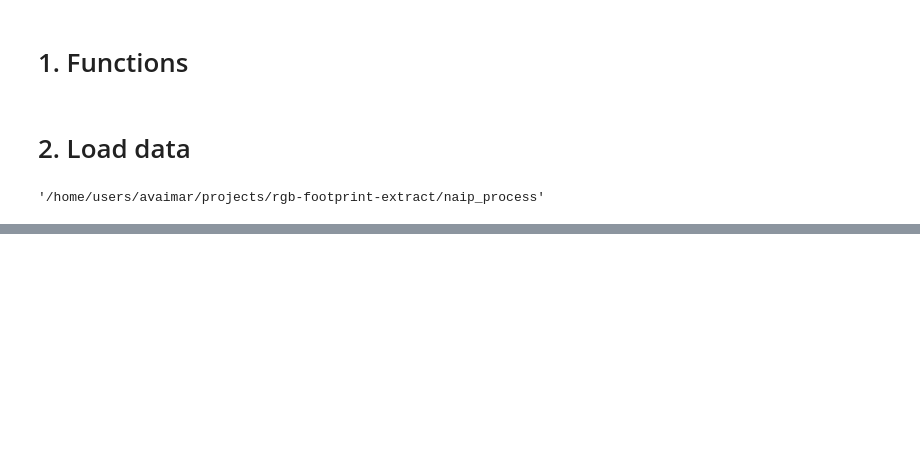
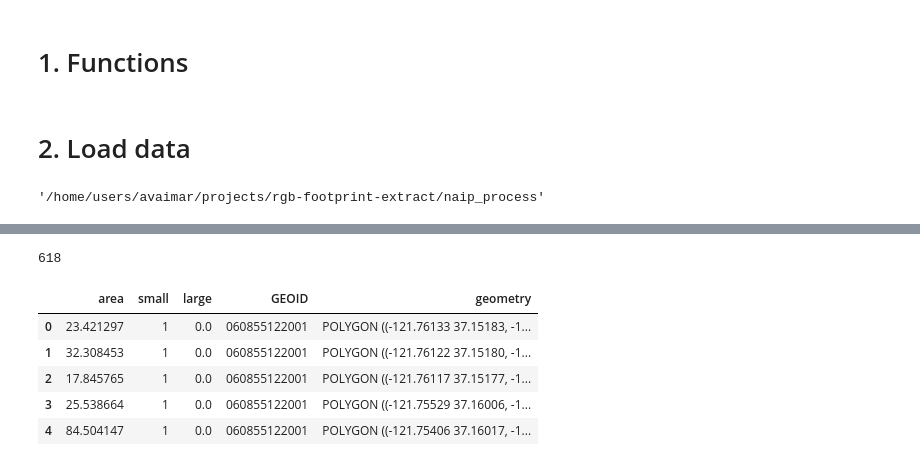
Before and after one commit to aatifjiwani/rgb-footprint-extract, a Jupyter notebook: naip_process/CBG-level Inference.ipynb, the cells around one changed output, grey strips where cells are left out. Saved outputs shown, nothing was run; the diff lists cells and outputs as text; code cells hidden in the pictures; blank space fills up the shorter version.

```diff
--- a/naip_process/CBG-level Inference.ipynb
+++ b/naip_process/CBG-level Inference.ipynb
@@ -353,0 +407,13 @@ plt.show()
+# %%
+len(building_footprints_final.GEOID.unique())
+# %% [output]
+618
+# %%
+building_footprints_final.head()
+# %% [output]
+|  | area | small | large | GEOID | geometry |
+| 0 | 23.421297 | 1 | 0.0 | 060855122001 | POLYGON ((-121.76133 37.15183, -1... |
+| 1 | 32.308453 | 1 | 0.0 | 060855122001 | POLYGON ((-121.76122 37.15180, -1... |
+| 2 | 17.845765 | 1 | 0.0 | 060855122001 | POLYGON ((-121.76117 37.15177, -1... |
+| 3 | 25.538664 | 1 | 0.0 | 060855122001 | POLYGON ((-121.75529 37.16006, -1... |
+| 4 | 84.504147 | 1 | 0.0 | 060855122001 | POLYGON ((-121.75406 37.16017, -1... |
```
Also changed, not shown: parts of 40 cells of this notebook.
